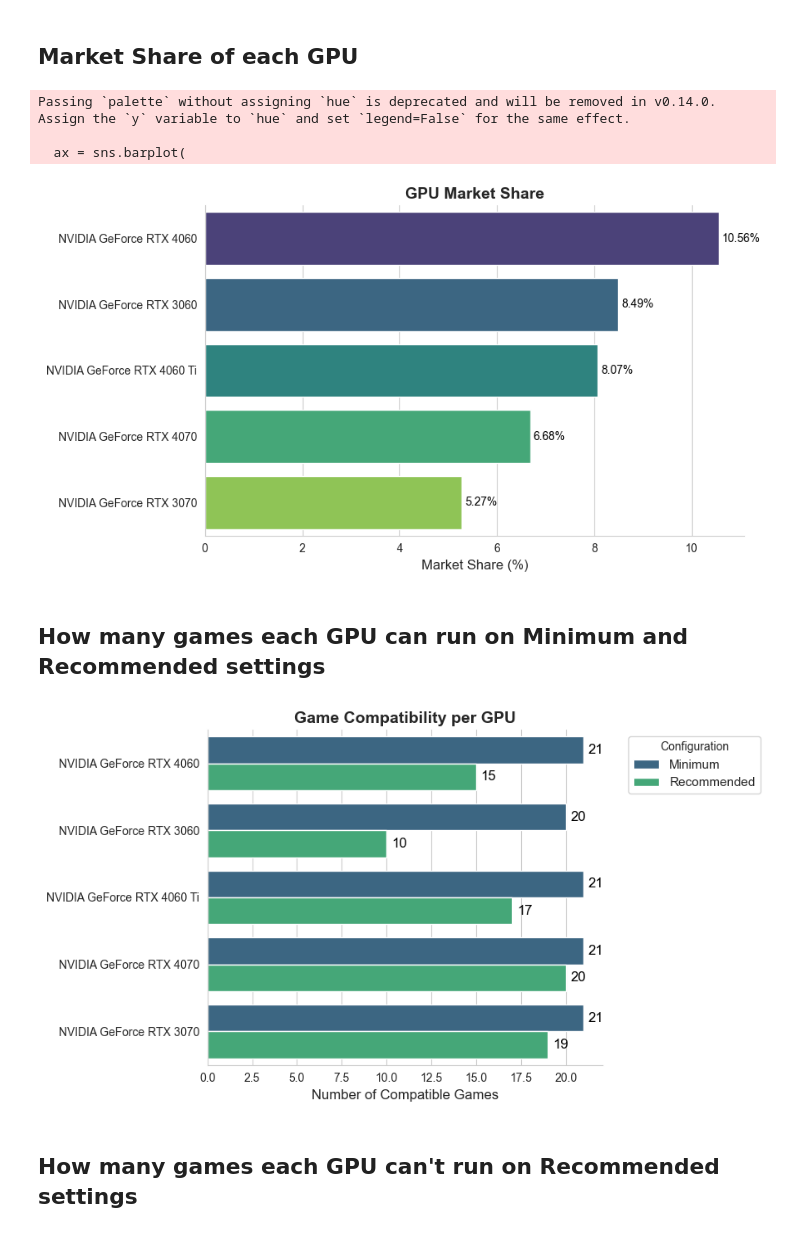
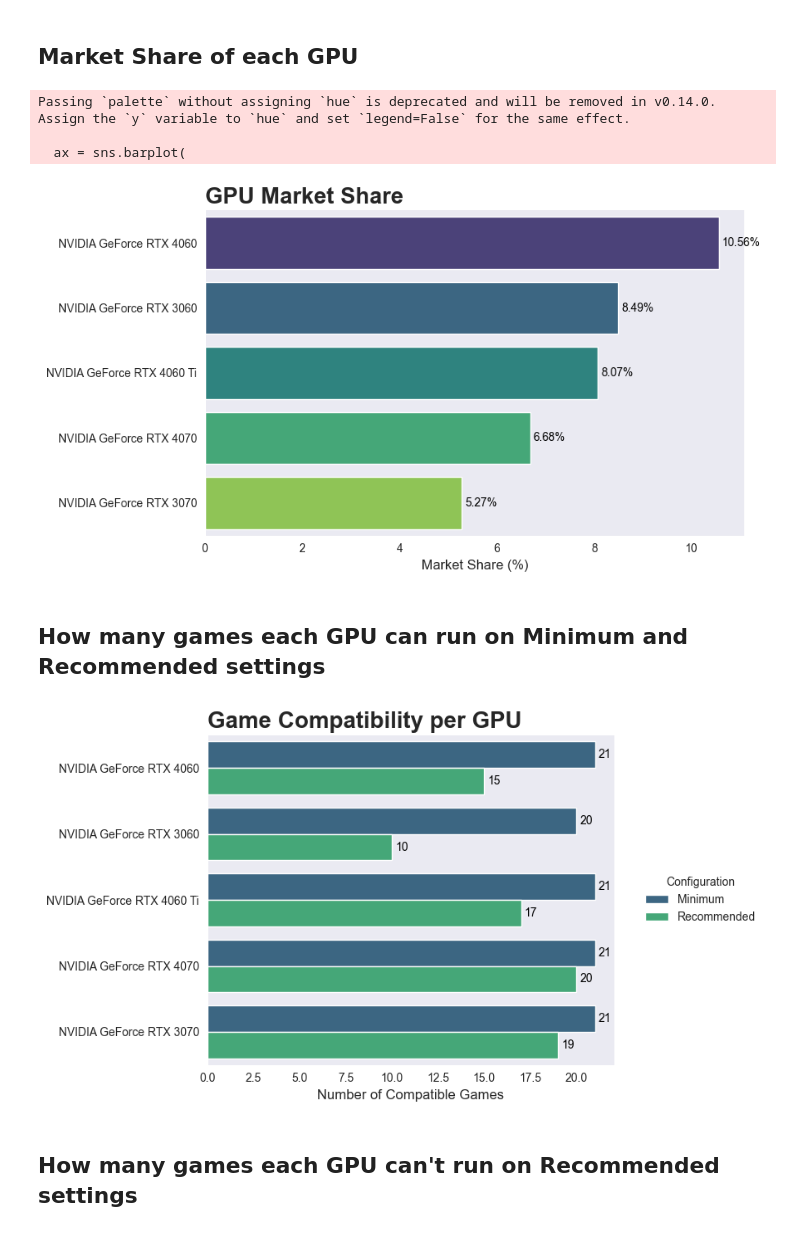
Before and after one commit to pedrohmgatti/projeto-games-steam, a Jupyter notebook: eda/exploratory_data_analysis.ipynb, the cells around one changed output. Saved outputs shown, nothing was run; the diff lists cells and outputs as text; code cells hidden in the pictures.

```diff
--- a/eda/exploratory_data_analysis.ipynb
+++ b/eda/exploratory_data_analysis.ipynb
@@ -5,6 +5,9 @@ import pandas as pd
 import numpy as np
 import matplotlib.pyplot as plt
 import seaborn as sns
+# %%
+# Seaborn style
+sns.set_style("dark")
 # %% [markdown]
 # Load Data
 # %%
@@ -62,7 +65,7 @@ games_requirement_data['release_date'] = games_requirement_data['release_date'].
 gpu_data.sort_values('market_share', ascending=False, inplace=True)
 
 # Filter GPU by its Market Share
-most_dominant = gpu_data.head() # Top 5
+most_dominant = gpu_data.head(5)
 most_dominant['market_share'] = most_dominant['market_share'] * 100
 # %% [output]
 A value is trying to be set on a copy of a slice from a DataFrame.
@@ -73,10 +80,7 @@ See the caveats in the documentation: https://pandas.pydata.org/pandas-docs/stab
 # %% [markdown]
 ## Market Share of each GPU
 # %%
-# Configurar o estilo do Seaborn
-sns.set_style("whitegrid")
-
-# Criar o gráfico de barras horizontais
+# Create the horizontal bar chart
 plt.figure(figsize=(9, 5))
 ax = sns.barplot(
     y=most_dominant['gpu_name'],
@@ -84,27 +88,27 @@ ax = sns.barplot(
     palette="viridis"
 )
 
-# Adicionar os valores dentro das barras (formatados como porcentagem)
+# Add values inside the bars (formatted as percentage)
 for container in ax.containers:
     ax.bar_label(container, fmt='%.2f%%', padding=3, fontsize=10, color='black')
 
-# Personalizar os rótulos e título
+# Customize labels and title
 plt.xlabel('Market Share (%)', fontsize=12)
 plt.ylabel('')
-plt.title('GPU Market Share', fontsize=14, fontweight='bold')
+plt.title('GPU Market Share', fontsize=20, fontweight='bold', loc='left')
 
 ax.spines['right'].set_visible(False)
 ax.spines['top'].set_visible(False)
 
-# Ajustar layout
+# Adjust layout
 plt.tight_layout()
 
-# Exibir o gráfico
+# Display the chart
 plt.show()
 # %% [output]
 Passing `palette` without assigning `hue` is deprecated and will be removed in v0.14.0. Assign the `y` variable to `hue` and set `legend=False` for the same effect.
 
   ax = sns.barplot(
-[figure, old version]
+[figure, new version]
 # %% [markdown]
 ## How many games each GPU can run on Minimum and Recommended settings
@@ -111,54 +133,44 @@ Passing `palette` without assigning `hue` is deprecated and will be removed in v
 # %%
-# Function to calculate compatible games
-def get_compatible_games(benchmark_score):
-    compatible_minimum = games_requirement_data[games_requirement_data['gpu_minimum_benchmark_score'] <= benchmark_score]
-    compatible_recommended = games_requirement_data[games_requirement_data['gpu_recommended_benchmark_score'] <= benchmark_score]
-    return len(compatible_minimum), len(compatible_recommended)
-
-# Collecting data for the chart
-data = []
-
-for gpu_name, score in zip(most_dominant['gpu_name'], most_dominant['benchmark_score']):
-    min_count, rec_count = get_compatible_games(score)
-
-    data.append({'GPU': gpu_name, 'Configuration': 'Minimum', 'Compatible Games': min_count})
-    data.append({'GPU': gpu_name, 'Configuration': 'Recommended', 'Compatible Games': rec_count})
-
-# Creating a DataFrame for Seaborn
-df_plot = pd.DataFrame(data)
-
-# Set Seaborn style
-sns.set_style("whitegrid")
-
-# Create the horizontal bar plot
+# Create the standardized horizontal bar plot
 plt.figure(figsize=(9, 5))
 ax = sns.barplot(
-    y='GPU', x='Compatible Games', hue='Configuration',
-    data=df_plot, palette="viridis", dodge=True
+    y='GPU',
+    x='Compatible Games',
+    hue='Configuration',
+    data=df_plot,
+    palette="viridis",
+    dodge=True
 )
 
-# Add values on bars
+# Add values on bars (standardized formatting)
 for container in ax.containers:
-    ax.bar_label(container, fmt='%d', padding=4, fontsize=12, color='black')
+    ax.bar_label(container, fmt='%d', padding=3, fontsize=10, color='black')
 
-# Customize labels
+# Standardized labels and title
+plt.xlabel('Number of Compatible Games', fontsize=12)
 plt.ylabel('')
-plt.xlabel('Number of Compatible Games', fontsize=12)
-plt.title('Game Compatibility per GPU', fontsize=14, fontweight='bold')
+plt.title('Game Compatibility per GPU', fontsize=20, fontweight='bold', loc='left')
 
+# Remove unnecessary spines
 ax.spines['right'].set_visible(False)
 ax.spines['top'].set_visible(False)
 
-# Move the legend outside the chart
-plt.legend(title='Configuration', bbox_to_anchor=(1.05, 1), loc='upper left', fontsize=11)
+# Standardized legend position and style
+plt.legend(
+    title='Configuration',
+    frameon=False,
+    bbox_to_anchor=(1.05, 0.5),
+    loc='center left',
+    fontsize=10
+)
 
-# Improve layout to avoid cutting off elements
+# Adjust layout
 plt.tight_layout()
 
 # Display the chart
 plt.show()
 # %% [output]
-[figure, old version]
+[figure, new version]
 # %% [markdown]
 ## How many games each GPU can't run on Recommended settings
 # %%
```
Also changed, not shown: parts of 23 cells of this notebook.
